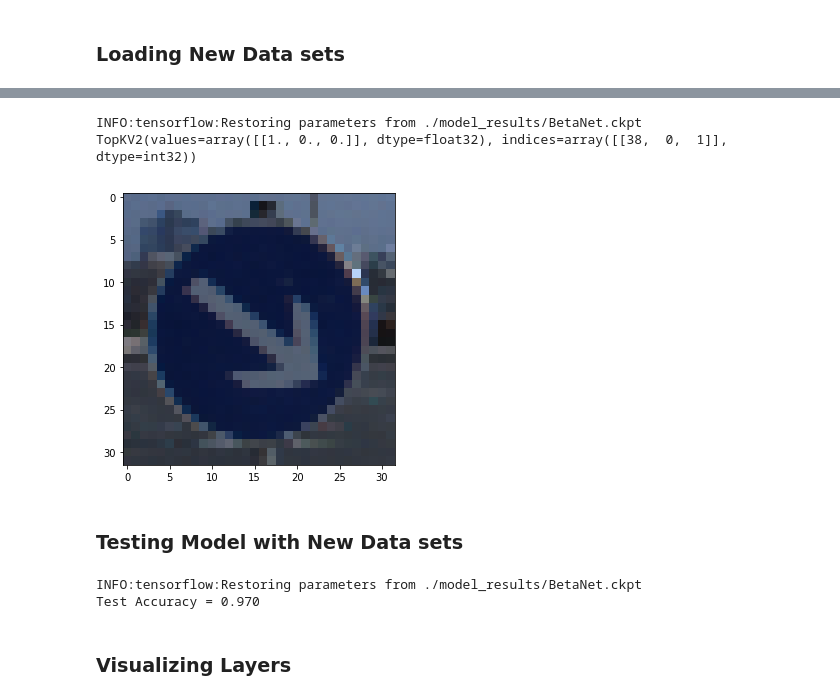
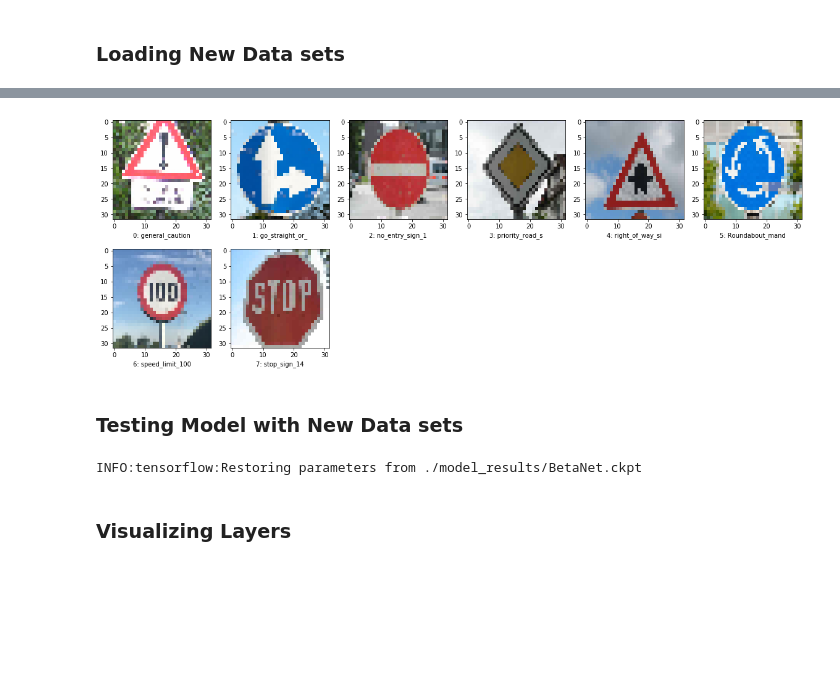
Before and after one commit to JohnBetaCode/CarND-P3-Traffic_Sign_Classifier, a Jupyter notebook: Traffic_Sign_Classifier.ipynb, the cells around one changed output, grey strips where cells are left out. Drawn from its saved outputs; the diff is of its cells as text; code cells hidden in the pictures; blank space fills up the shorter version.

```diff
--- a/Traffic_Sign_Classifier.ipynb
+++ b/Traffic_Sign_Classifier.ipynb
@@ -457,32 +401,16 @@ plt.show()
-# %%
-with tf.Session() as sess:
-    saver.restore(sess, tf.train.latest_checkpoint('./model_results'))
-
-    softmax = tf.nn.softmax(logits)
-
-#     # Select testing batch
-#     for offset in range(0, len(X_test), BATCH_SIZE):
-#         end = offset + BATCH_SIZE
-#         batch_x, batch_y = X_test[offset:end], y_test[offset:end]
-
-    idx = 3
-    top_softmax = sess.run(tf.nn.top_k(softmax, k=3), feed_dict={x: [X_test[idx]], kp: 1.0})
-    print(top_softmax)
-
-    img = X_test[idx]*125+125
-    img = img.astype(int)
-    plt.imshow(img)
-# %% [output]
-INFO:tensorflow:Restoring parameters from ./model_results/BetaNet.ckpt
-TopKV2(values=array([[1., 0., 0.]], dtype=float32), indices=array([[38,  0,  1]], dtype=int32))
-[figure, removed]
+# %%
+# Load new testing dataset
+X_test_new, y_test_new = load_new_data("traffic-signs-data/other_signs", (32, 32), True, 'writeup_files/new_data_set.png')
+X_test_new = np.asarray([norm(gray(img)) for img in X_test_new]) if NUM_CHANNELS == 1 else np.asarray([norm(img) for img in X_test_new])
+# %% [output]
+[figure, added]
 # %% [markdown]
 ### Testing Model with New Data sets
-# %%
-with tf.Session() as sess:
-    saver.restore(sess, tf.train.latest_checkpoint('./model_results'))
-    test_accuracy = evaluate(X_test, y_test)
-    print("Test Accuracy = {:.3f}".format(test_accuracy))
-# %% [output]
-INFO:tensorflow:Restoring parameters from ./model_results/BetaNet.ckpt
-Test Accuracy = 0.970
+# %%
+# Run classifier with new testing samples
+with tf.Session() as sess:
+    saver.restore(sess, tf.train.latest_checkpoint('./model_results'))
+    softmax = tf.nn.softmax(logits)
+    top_softmax = sess.run(tf.nn.top_k(softmax, k=3), feed_dict={x: X_test_new, kp: 1.0})
+# %% [output]
+INFO:tensorflow:Restoring parameters from ./model_results/BetaNet.ckpt
```
Also changed, not shown: parts of 25 cells of this notebook, 19 other files.
